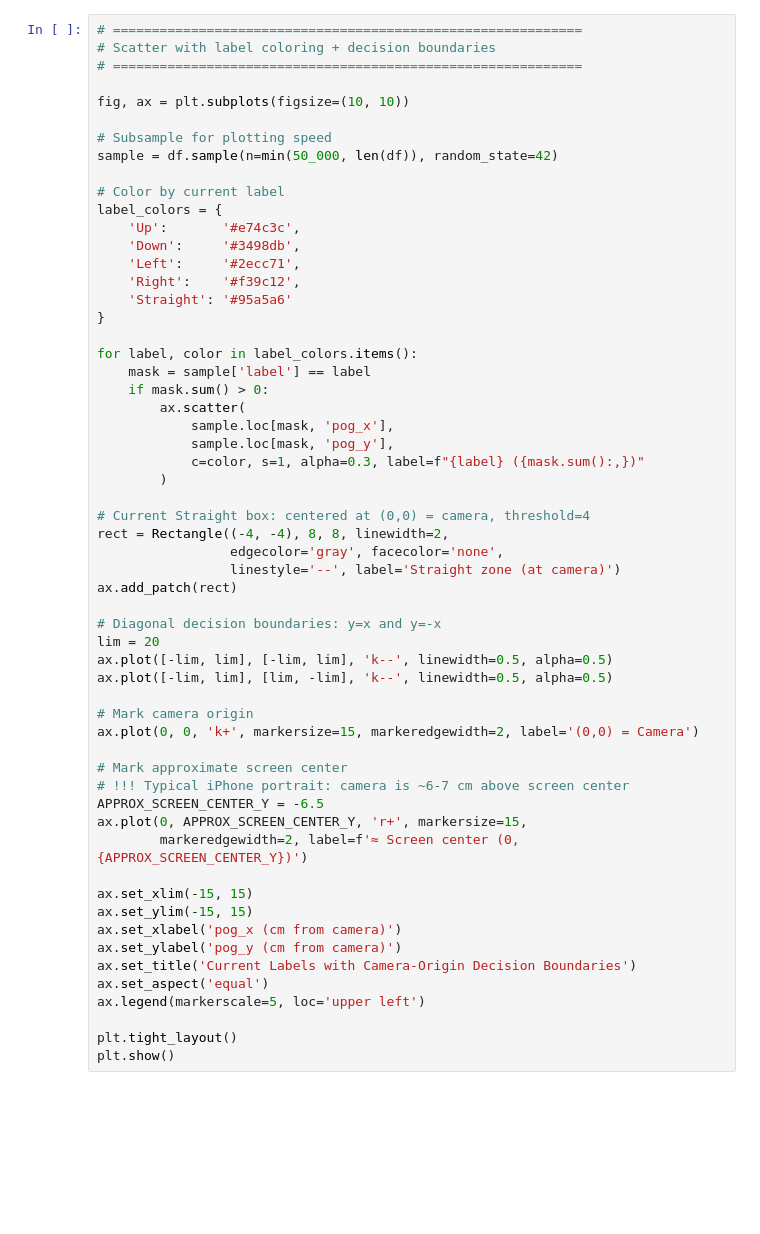
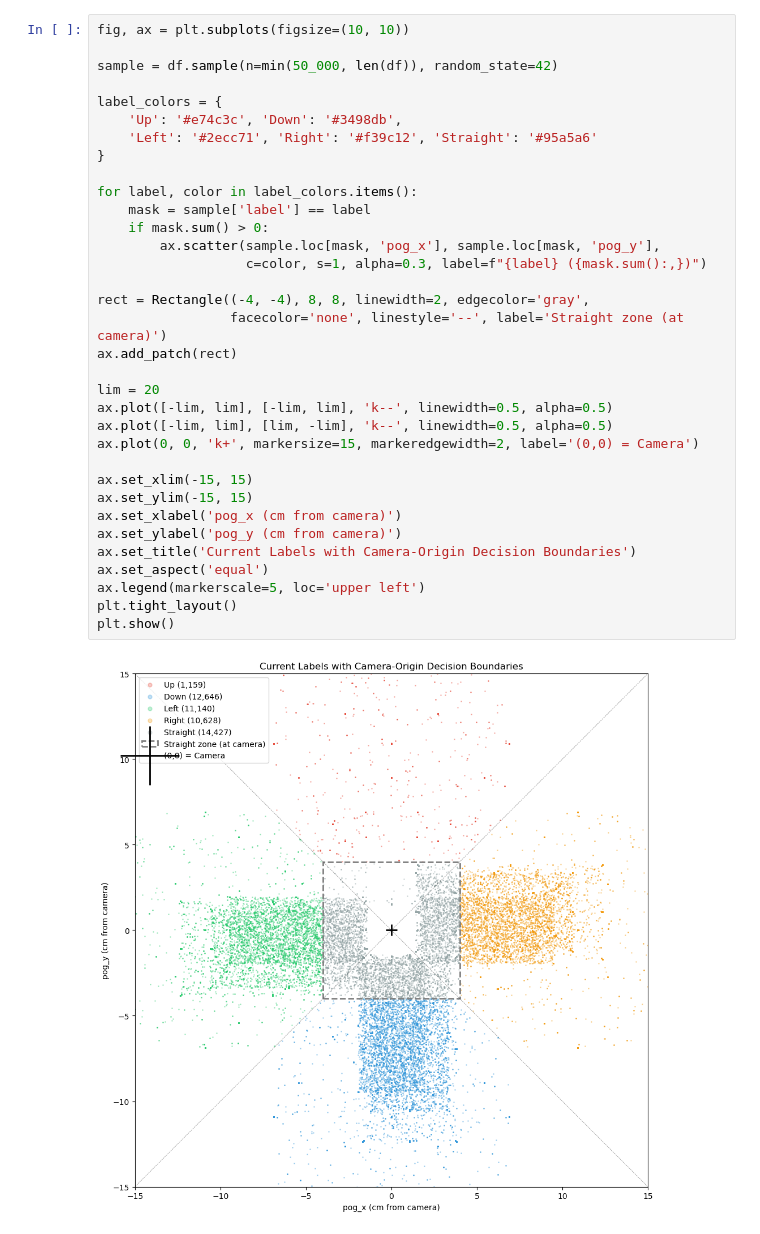
Before and after one commit to ketadesai20/eye2voice, a Jupyter notebook: data_MIT/pog_origin_investigation.ipynb, the cells around one changed output. Saved outputs shown, nothing was run; the diff lists cells and outputs as text; blank space fills up the shorter version.

```diff
--- a/data_MIT/pog_origin_investigation.ipynb
+++ b/data_MIT/pog_origin_investigation.ipynb
@@ -85,58 +75,36 @@ This shows where the current `label_pog_5` decision boundaries fall relative to
 # %%
-# ============================================================
-# Scatter with label coloring + decision boundaries
-# ============================================================
-
 fig, ax = plt.subplots(figsize=(10, 10))
 
-# Subsample for plotting speed
 sample = df.sample(n=min(50_000, len(df)), random_state=42)
 
-# Color by current label
 label_colors = {
-    'Up':       '#e74c3c',
-    'Down':     '#3498db',
-    'Left':     '#2ecc71',
-    'Right':    '#f39c12',
-    'Straight': '#95a5a6'
+    'Up': '#e74c3c', 'Down': '#3498db',
+    'Left': '#2ecc71', 'Right': '#f39c12', 'Straight': '#95a5a6'
 }
 
 for label, color in label_colors.items():
     mask = sample['label'] == label
     if mask.sum() > 0:
-        ax.scatter(
-            sample.loc[mask, 'pog_x'],
-            sample.loc[mask, 'pog_y'],
-            c=color, s=1, alpha=0.3, label=f"{label} ({mask.sum():,})"
-        )
+        ax.scatter(sample.loc[mask, 'pog_x'], sample.loc[mask, 'pog_y'],
+                   c=color, s=1, alpha=0.3, label=f"{label} ({mask.sum():,})")
 
-# Current Straight box: centered at (0,0) = camera, threshold=4
-rect = Rectangle((-4, -4), 8, 8, linewidth=2,
-                 edgecolor='gray', facecolor='none',
-                 linestyle='--', label='Straight zone (at camera)')
+rect = Rectangle((-4, -4), 8, 8, linewidth=2, edgecolor='gray',
+                 facecolor='none', linestyle='--', label='Straight zone (at camera)')
 ax.add_patch(rect)
 
-# Diagonal decision boundaries: y=x and y=-x
 lim = 20
 ax.plot([-lim, lim], [-lim, lim], 'k--', linewidth=0.5, alpha=0.5)
 ax.plot([-lim, lim], [lim, -lim], 'k--', linewidth=0.5, alpha=0.5)
-
-# Mark camera origin
 ax.plot(0, 0, 'k+', markersize=15, markeredgewidth=2, label='(0,0) = Camera')
-
-# Mark approximate screen center
-# !!! Typical iPhone portrait: camera is ~6-7 cm above screen center
-APPROX_SCREEN_CENTER_Y = -6.5
-ax.plot(0, APPROX_SCREEN_CENTER_Y, 'r+', markersize=15,
-        markeredgewidth=2, label=f'≈ Screen center (0, {APPROX_SCREEN_CENTER_Y})')
 
 ax.set_xlim(-15, 15)
 ax.set_ylim(-15, 15)
 ax.set_xlabel('pog_x (cm from camera)')
 ax.set_ylabel('pog_y (cm from camera)')
 ax.set_title('Current Labels with Camera-Origin Decision Boundaries')
 ax.set_aspect('equal')
 ax.legend(markerscale=5, loc='upper left')
-
 plt.tight_layout()
 plt.show()
+# %% [output]
+[figure, added]
```
Also changed, not shown: parts of 23 cells of this notebook, 4 other files.
